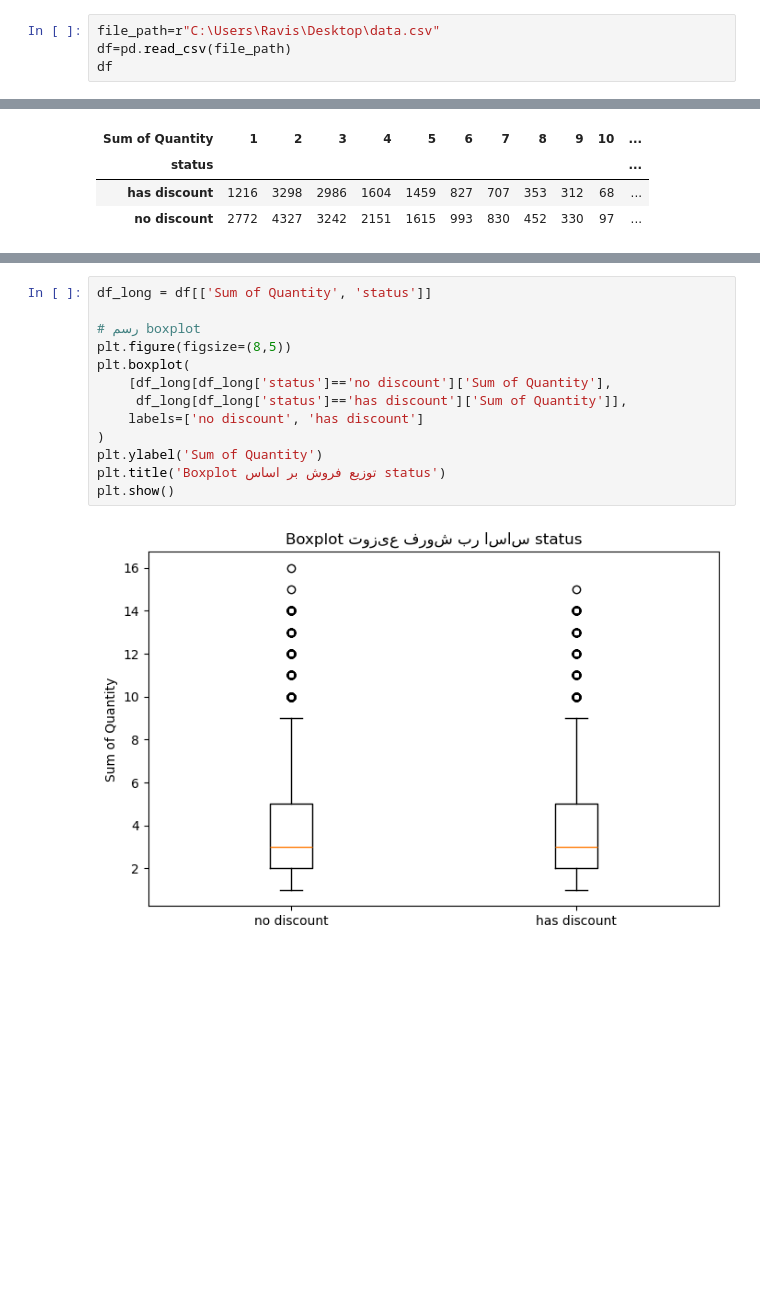
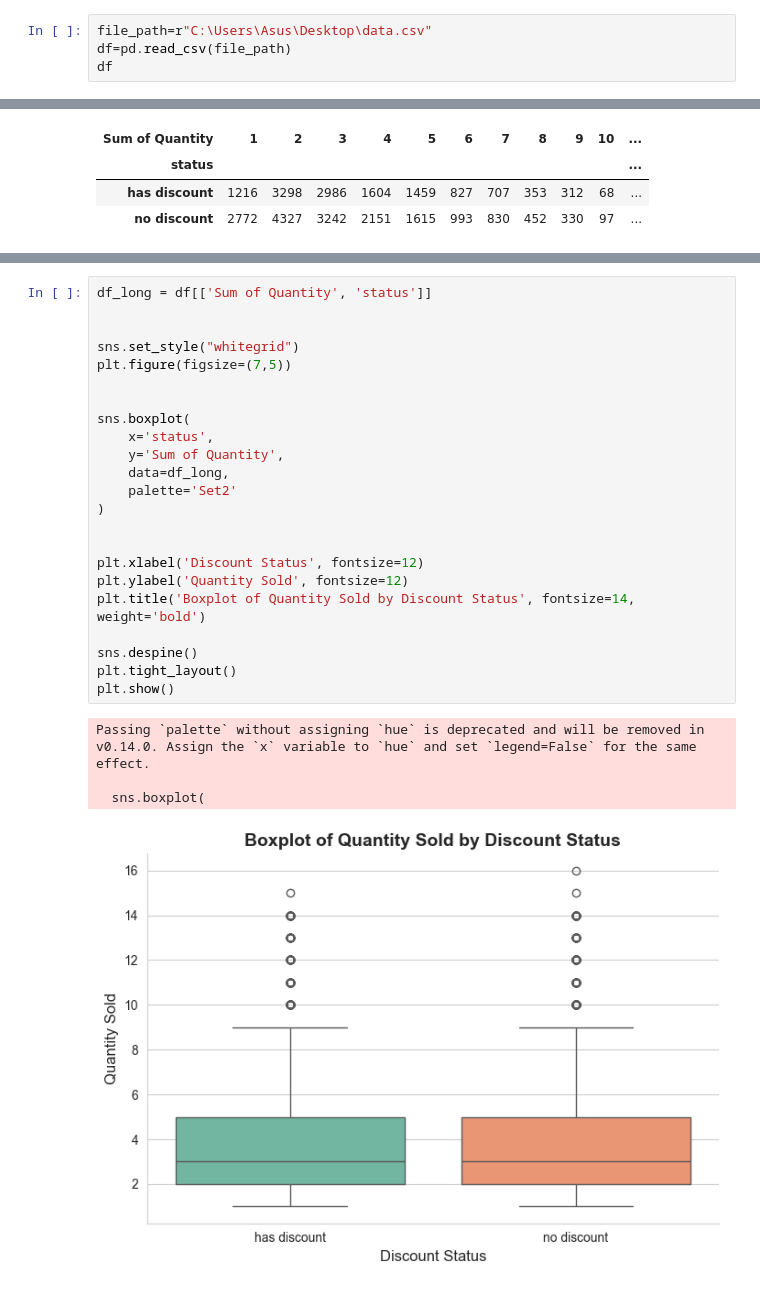
Before and after one commit to arashnaderi820-cyber/superstore-data-analysis, a Jupyter notebook: Phase2_Statistics/amar.ipynb, the cells around one changed output, grey strips where cells are left out. Drawn from its saved outputs; the diff is of its cells as text; blank space fills up the shorter version.

```diff
--- a/Phase2_Statistics/amar.ipynb
+++ b/Phase2_Statistics/amar.ipynb
@@ -8,5 +8,5 @@ from scipy.stats import mannwhitneyu
 # %%
-file_path=r"C:\Users\Ravis\Desktop\data.csv"
+file_path=r"C:\Users\Asus\Desktop\data.csv"
 df=pd.read_csv(file_path)
 df
 # %% [output]
@@ -62,15 +72,28 @@ plt.show()
 # %%
 df_long = df[['Sum of Quantity', 'status']]
 
-# رسم boxplot
-plt.figure(figsize=(8,5))
-plt.boxplot(
-    [df_long[df_long['status']=='no discount']['Sum of Quantity'],
-     df_long[df_long['status']=='has discount']['Sum of Quantity']],
-    labels=['no discount', 'has discount']
+
+sns.set_style("whitegrid")
+plt.figure(figsize=(7,5))
+
+
+sns.boxplot(
+    x='status',
+    y='Sum of Quantity',
+    data=df_long,
+    palette='Set2'
 )
-plt.ylabel('Sum of Quantity')
-plt.title('Boxplot توزیع فروش بر اساس status')
+
+
+plt.xlabel('Discount Status', fontsize=12)
+plt.ylabel('Quantity Sold', fontsize=12)
+plt.title('Boxplot of Quantity Sold by Discount Status', fontsize=14, weight='bold')
+
+sns.despine()
+plt.tight_layout()
 plt.show()
 # %% [output]
+Passing `palette` without assigning `hue` is deprecated and will be removed in v0.14.0. Assign the `x` variable to `hue` and set `legend=False` for the same effect.
+
+  sns.boxplot(
-[figure, old version]
+[figure, new version]
```
Also changed, not shown: parts of 9 cells of this notebook, 2 other files.
